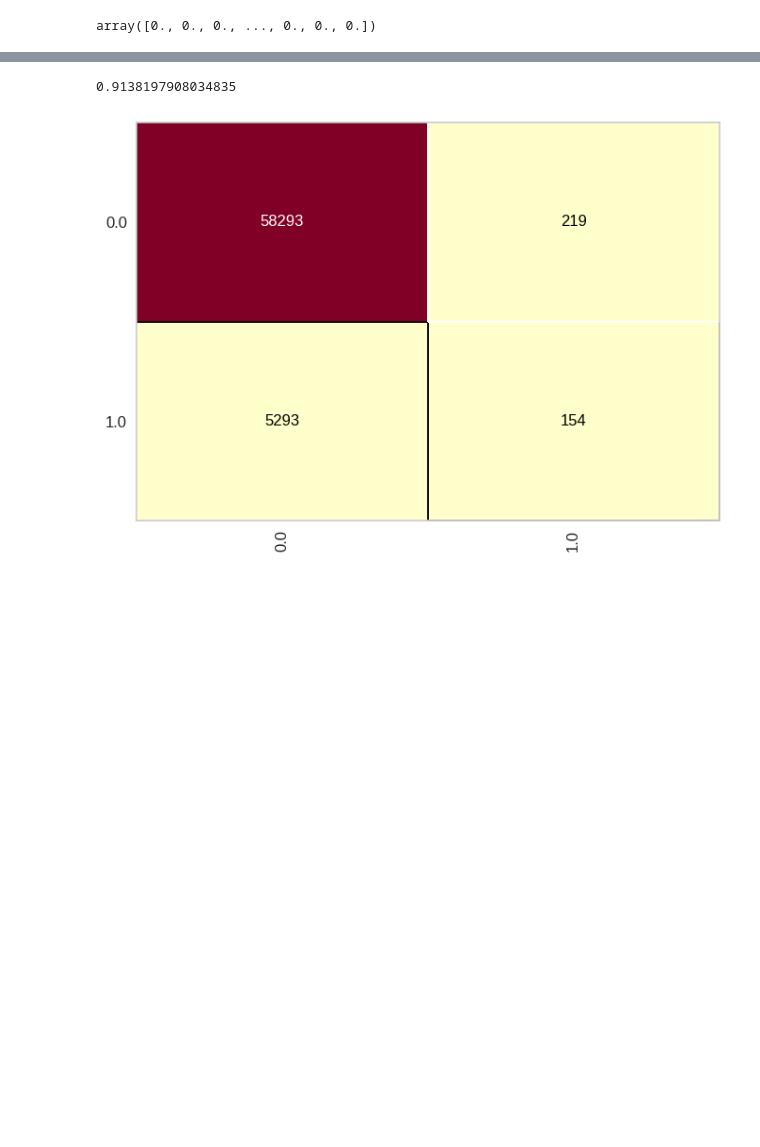
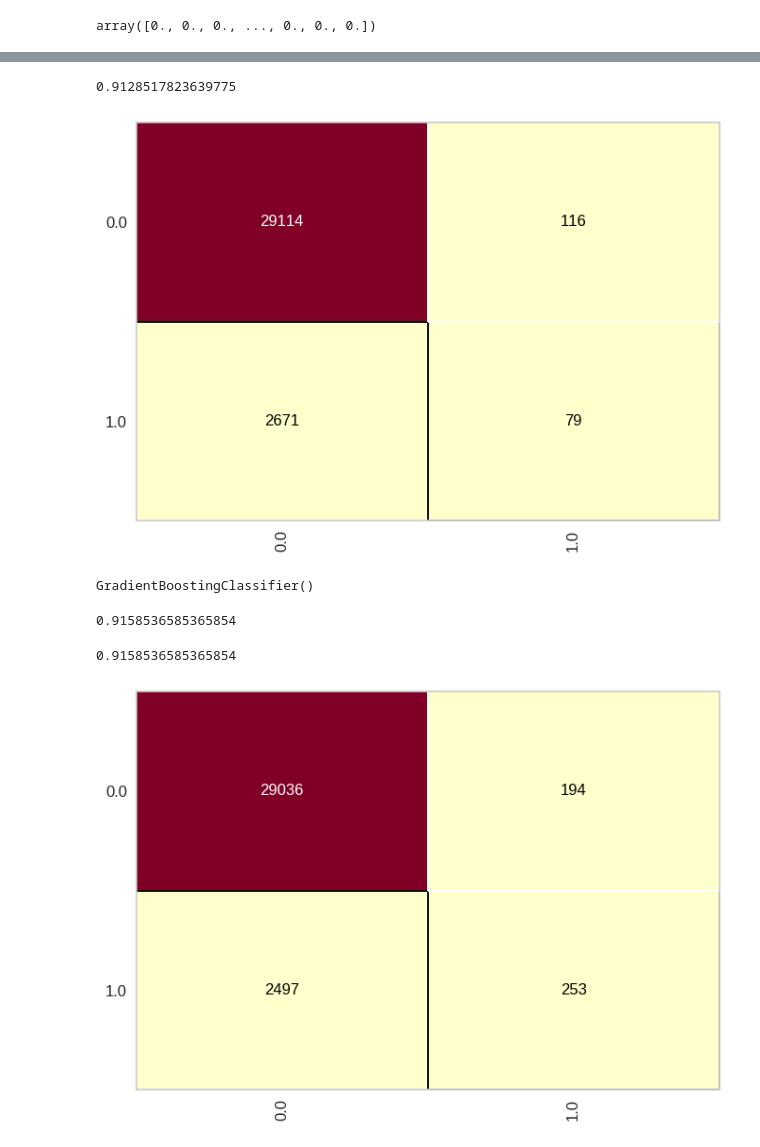
Before and after one commit to samueljos3/ProjetoHeartDisease, a Jupyter notebook: MachineLearning_HeartDisease.ipynb, the cells around one changed output, grey strips where cells are left out. Drawn from its saved outputs; the diff is of its cells as text; code cells hidden in the pictures; blank space fills up the shorter version.

```diff
--- a/MachineLearning_HeartDisease.ipynb
+++ b/MachineLearning_HeartDisease.ipynb
@@ -133,10 +133,10 @@ print(df2)
 # %%
 from sklearn.naive_bayes import GaussianNB
 from sklearn.model_selection import train_test_split
-x_hd = df2.iloc[:, 1:-1].values
-y_hd = df2.iloc[:, 0].values
+x_hd = df2.loc[:, df2.columns != 'HeartDisease'].values
+y_hd = df2.loc[:, 'HeartDisease'].values
 # %%
-x_hd_treinamento, x_hd_teste, y_hd_treinamento, y_hd_teste = train_test_split(x_hd, y_hd, test_size = 0.20, random_state = 0)
+x_hd_treinamento, x_hd_teste, y_hd_treinamento, y_hd_teste = train_test_split(x_hd, y_hd, test_size = 0.10, shuffle = True, random_state = 0)
 # %%
 hd_data = GaussianNB()
 hd_data.fit(x_hd_treinamento, y_hd_treinamento)
@@ -232,5 +232,5 @@ cm = ConfusionMatrix(knn_hd)
 cm.fit(x_hd_treinamento, y_hd_treinamento)
 cm.score(x_hd_teste, y_hd_teste)
 # %% [output]
-0.9138197908034835
+0.9128517823639775
-[figure, old version]
+[figure, new version]
@@ -236,0 +239,5 @@ cm.score(x_hd_teste, y_hd_teste)
+# %%
+gbc_model =  GradientBoostingClassifier()
+gbc_model.fit(x_hd_treinamento, y_hd_treinamento)
+# %% [output]
+GradientBoostingClassifier()
@@ -236,0 +246,11 @@ cm.score(x_hd_teste, y_hd_teste)
+# %%
+accuracy_score(y_hd_teste, previsoes)
+# %% [output]
+0.9158536585365854
+# %%
+cm = ConfusionMatrix(gbc_model)
+cm.fit(x_hd_treinamento, y_hd_treinamento)
+cm.score(x_hd_teste, y_hd_teste)
+# %% [output]
+0.9158536585365854
+[figure, added]
```
Also changed, not shown: parts of 10 cells of this notebook.
